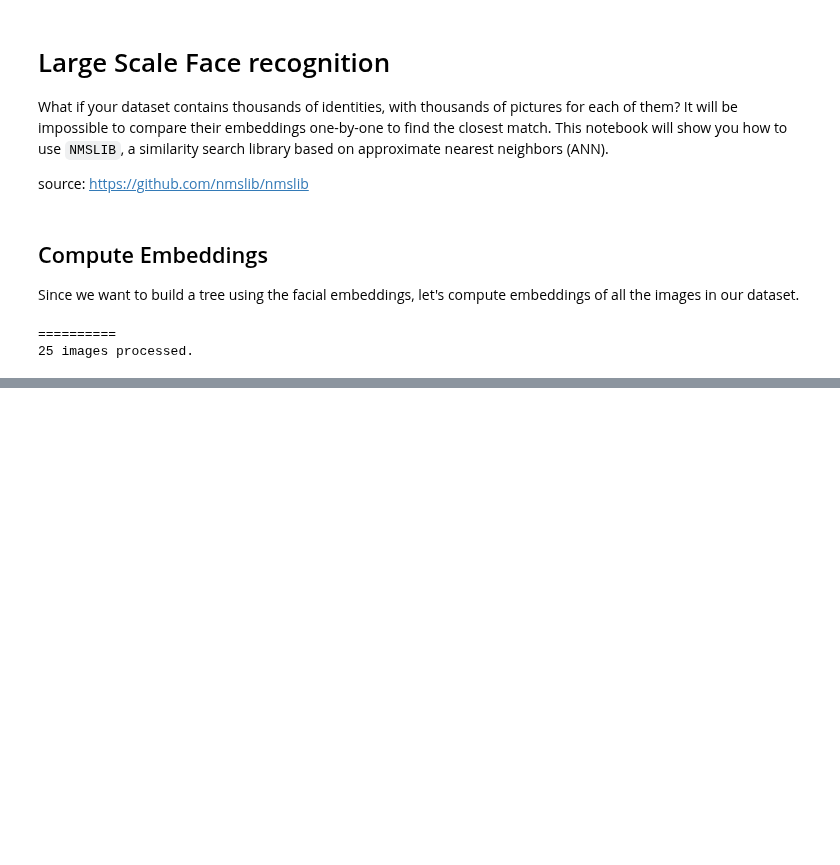
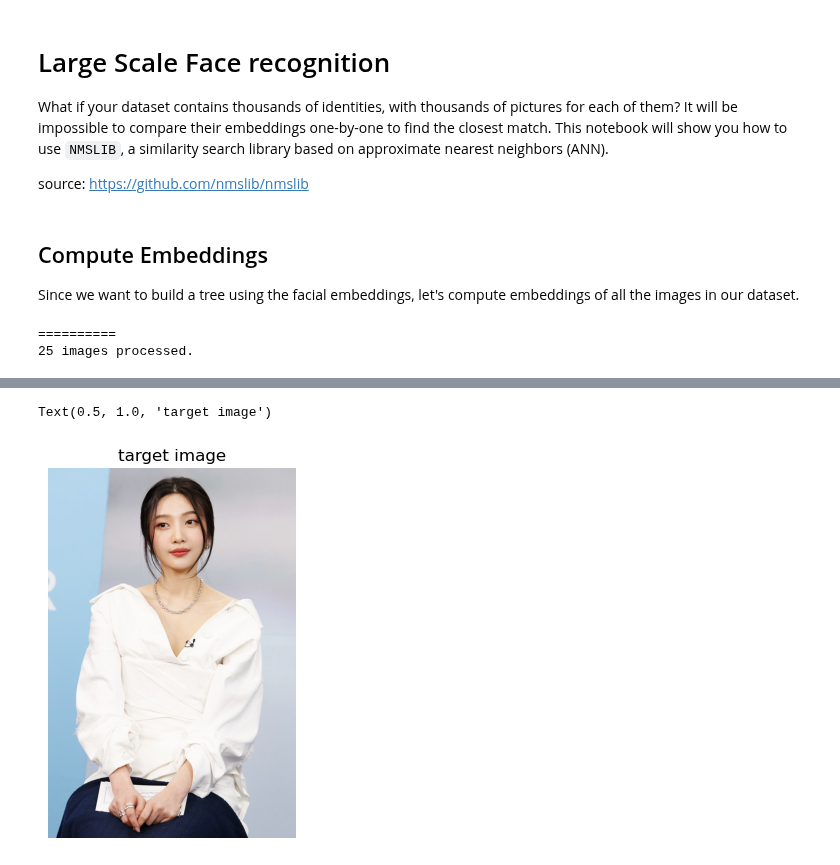
Before and after one commit to noomnooms/face_recognition, a Jupyter notebook: 3. large scale face recognition.ipynb, the cells around one changed output, grey strips where cells are left out. Drawn from its saved outputs; the diff is of its cells as text; code cells hidden in the pictures; blank space fills up the shorter version.

```diff
--- a/3. large scale face recognition.ipynb
+++ b/3. large scale face recognition.ipynb
@@ -54,0 +87,12 @@ print('='*10 + '\n{} images processed.'.format(len(embeddings)))
+# %%
+# prepare our target image
+img = cv2.imread('./dataset/test/test_1.jpg')
+preprocessed = processor.preproc(img)[0][0]
+target_representation = model.predict(utils.resize(preprocessed, input_size))[0,:]
+target_representation = np.array(target_representation, dtype='f')
+target_representation = np.expand_dims(target_representation, axis=0)
+
+plt.imshow(cv2.cvtColor(img, cv2.COLOR_BGR2RGB))
+plt.axis('off')
+plt.title("target image")
+# %% [output]
@@ -54,0 +100,2 @@ print('='*10 + '\n{} images processed.'.format(len(embeddings)))
+Text(0.5, 1.0, 'target image')
+[figure, added]
```
Also changed, not shown: parts of 10 cells of this notebook, 1 other file.
